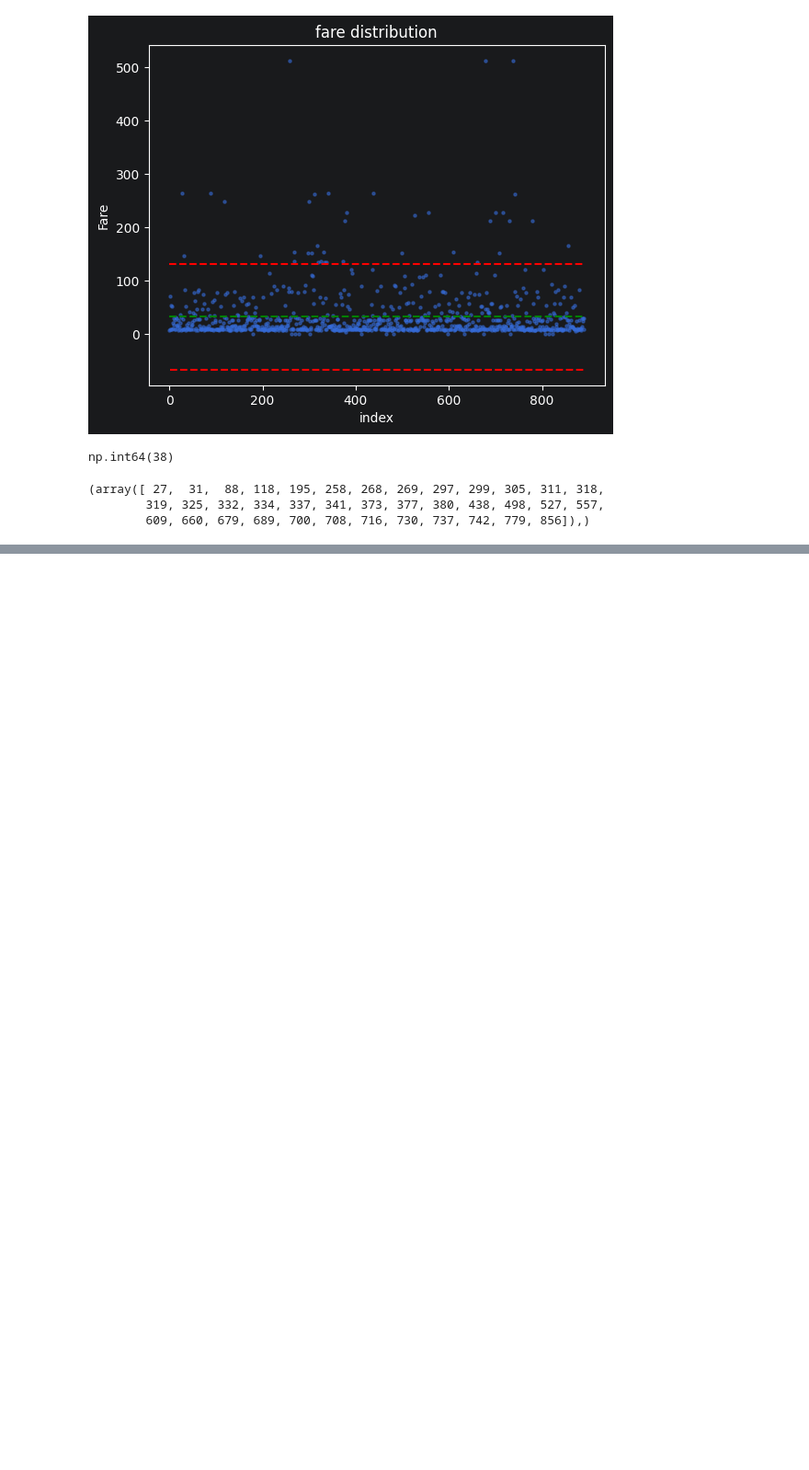
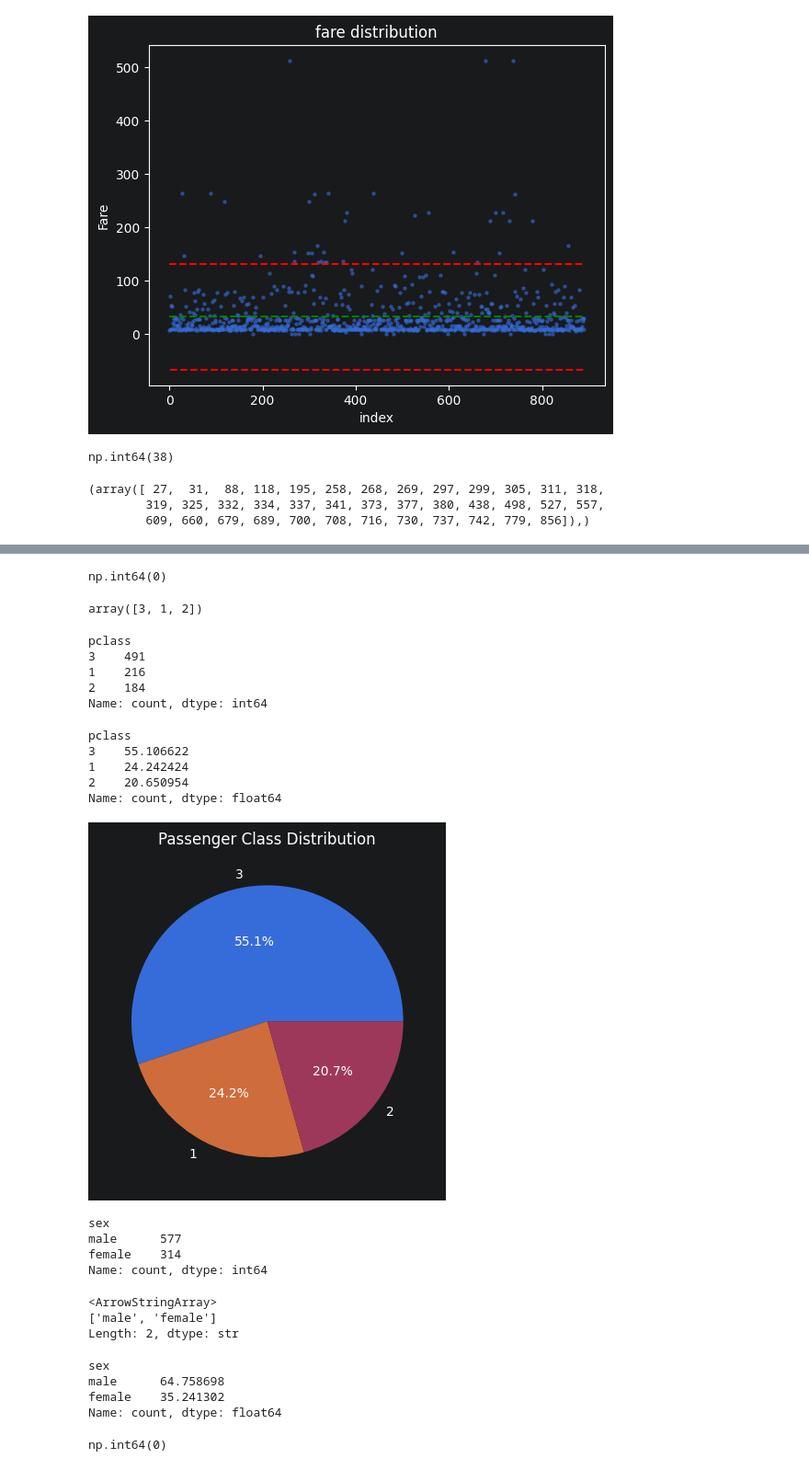
Before and after one commit to ParsaMirzaiee/titanic_data, a Jupyter notebook: titanic.ipynb, the cells around one changed output, grey strips where cells are left out. Shown at 92% size. Cells and saved outputs as stored; diff of their text form; code cells hidden in the pictures; blank space fills up the shorter version.

```diff
--- a/titanic.ipynb
+++ b/titanic.ipynb
@@ -323,0 +430,67 @@ plt.scatter(
+# %%
+df['pclass'].isna().sum()
+# %% [output]
+np.int64(0)
+# %%
+df['pclass'].unique()
+# %% [output]
+array([3, 1, 2])
+# %%
+df['pclass'].value_counts()
+# %% [output]
+pclass
+3    491
+1    216
+2    184
+Name: count, dtype: int64
+# %%
+pclass_count = df['pclass'].value_counts()
+pclass_percent = (pclass_count/len(df))*100
+
+print(pclass_percent)
+# %% [output]
+pclass
+3    55.106622
+1    24.242424
+2    20.650954
+Name: count, dtype: float64
+# %%
+pclass_count = df['pclass'].value_counts()
+
+plt.pie(
+    pclass_count,
+    labels=pclass_count.index,
+    autopct='%1.1f%%'
+)
+
+plt.title('Passenger Class Distribution')
+plt.show()
+# %% [output]
+[figure, added]
+# %%
+df['sex'].value_counts()
+# %% [output]
+sex
+male      577
+female    314
+Name: count, dtype: int64
+# %%
+df['sex'].unique()
+# %% [output]
+<ArrowStringArray>
+['male', 'female']
+Length: 2, dtype: str
+# %%
+sex_count = df['sex'].value_counts()
+sex_percent = (sex_count / len(df))*100
+
+print(sex_percent)
+# %% [output]
+sex
+male      64.758698
+female    35.241302
+Name: count, dtype: float64
+# %%
+df['sex'].isna().sum()
+# %% [output]
+np.int64(0)
```
Also changed, not shown: parts of 14 cells of this notebook.
